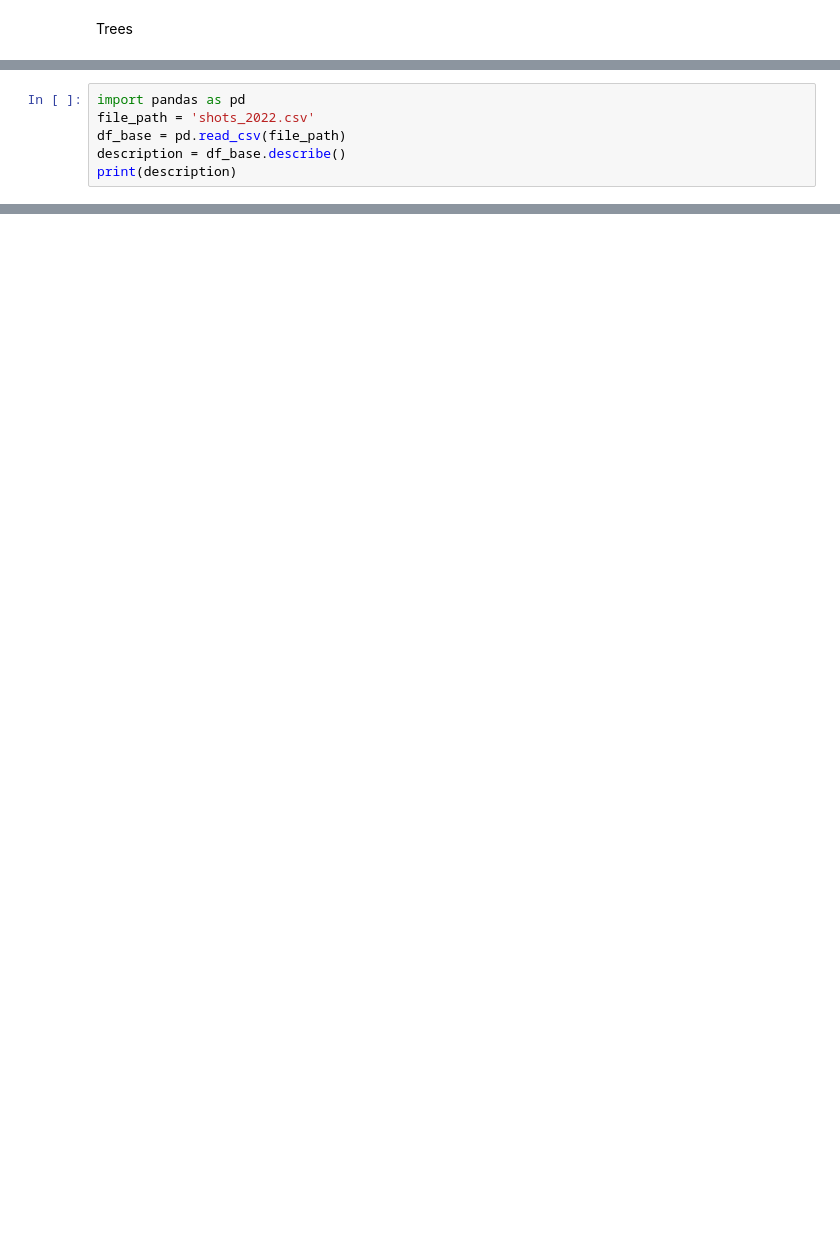
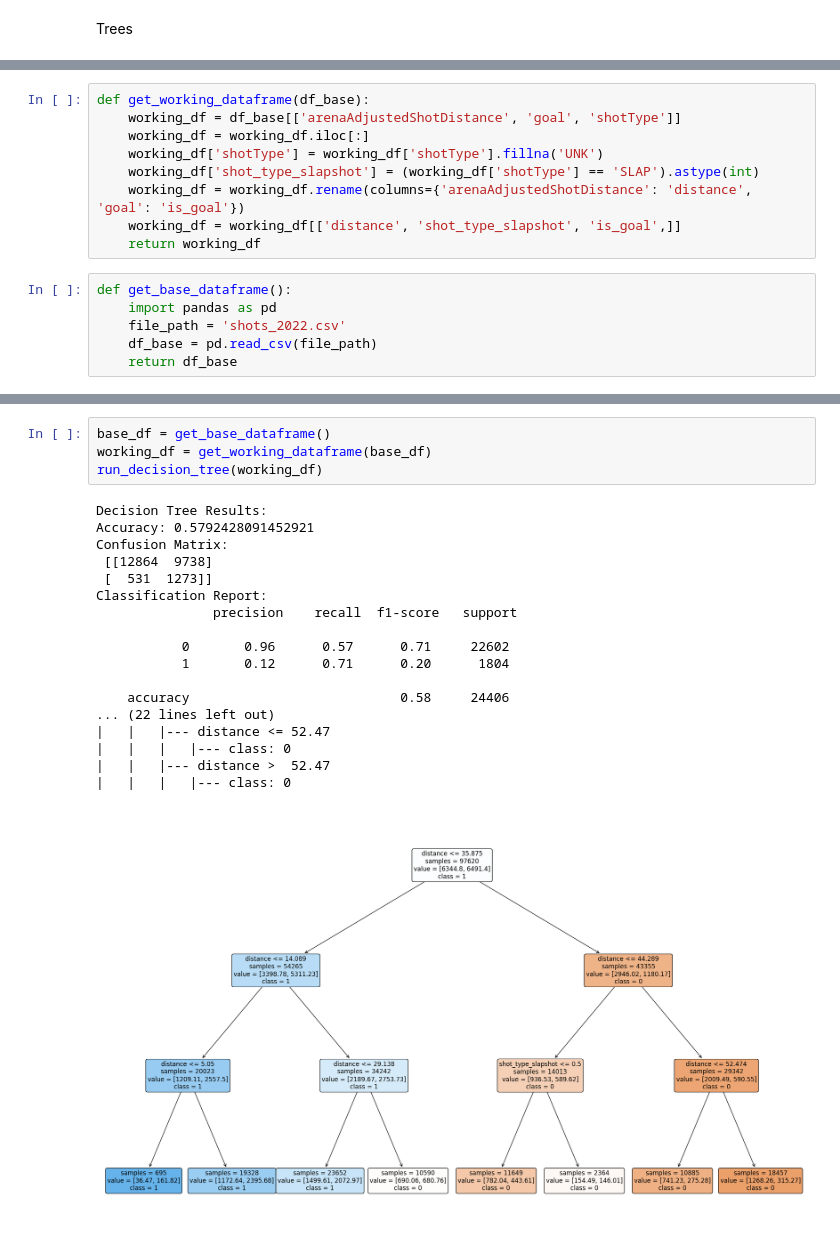
Before and after one commit to jamessdixon/swe4s, a Jupyter notebook: ML_02_Trees.ipynb, the cells around one changed output, grey strips where cells are left out. Cells and saved outputs as stored; diff of their text form; blank space fills up the shorter version.

```diff
--- a/ML_02_Trees.ipynb
+++ b/ML_02_Trees.ipynb
@@ -3,6 +40,15 @@ Trees
+# %%
+def get_working_dataframe(df_base):
+    working_df = df_base[['arenaAdjustedShotDistance', 'goal', 'shotType']]
+    working_df = working_df.iloc[:]
+    working_df['shotType'] = working_df['shotType'].fillna('UNK')
+    working_df['shot_type_slapshot'] = (working_df['shotType'] == 'SLAP').astype(int)
+    working_df = working_df.rename(columns={'arenaAdjustedShotDistance': 'distance', 'goal': 'is_goal'})
+    working_df = working_df[['distance', 'shot_type_slapshot', 'is_goal',]]
+    return working_df
 # %%
-import pandas as pd
-file_path = 'shots_2022.csv'
-df_base = pd.read_csv(file_path)
-description = df_base.describe()
-print(description)
+def get_base_dataframe():
+    import pandas as pd
+    file_path = 'shots_2022.csv'
+    df_base = pd.read_csv(file_path)
+    return df_base
@@ -90,0 +55,23 @@ Classification Report:
+# %%
+base_df = get_base_dataframe()
+working_df = get_working_dataframe(base_df)
+run_decision_tree(working_df)
+# %% [output]
+Decision Tree Results:
+Accuracy: 0.5792428091452921
+Confusion Matrix:
+ [[12864  9738]
+ [  531  1273]]
+Classification Report:
+               precision    recall  f1-score   support
+
+           0       0.96      0.57      0.71     22602
+           1       0.12      0.71      0.20      1804
+
+    accuracy                           0.58     24406
+... (22 lines left out)
+|   |   |--- distance <= 52.47
+|   |   |   |--- class: 0
+|   |   |--- distance >  52.47
+|   |   |   |--- class: 0
+[figure, added]
```
Also changed, not shown: parts of 3 cells of this notebook, 2 other files.
